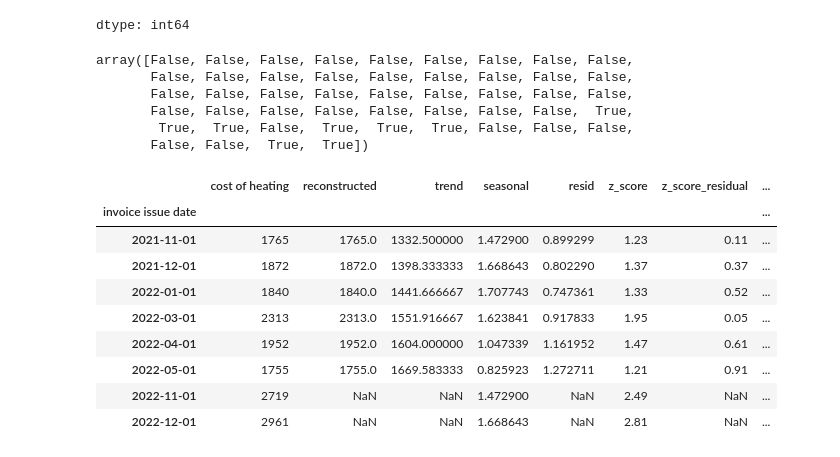
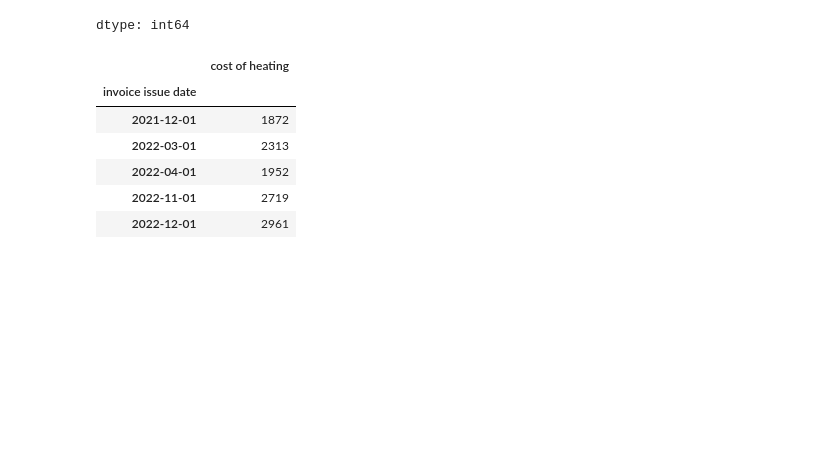
Before and after one commit to MKastek/time-series-notes, a Jupyter notebook: cost_of_heating_time_series.ipynb, the cells around one changed output. Drawn from its saved outputs; the diff is of its cells as text; code cells hidden in the pictures; blank space fills up the shorter version.

```diff
--- a/cost_of_heating_time_series.ipynb
+++ b/cost_of_heating_time_series.ipynb
@@ -551,9 +549,0 @@ anomalies = lof.fit_predict(df['cost of heating'].values.reshape(-1, 1))
-# %%
-anomalies == -1
-# %% [output]
-array([False, False, False, False, False, False, False, False, False,
-       False, False, False, False, False, False, False, False, False,
-       False, False, False, False, False, False, False, False, False,
-       False, False, False, False, False, False, False, False,  True,
-        True,  True, False,  True,  True,  True, False, False, False,
-       False, False,  True,  True])
@@ -562,14 +550,10 @@ df['lof_anomalies'] = anomalies == -1
-# %%
-
-df[df['lof_anomalies']==True]
-# %% [output]
-|  | cost of heating | reconstructed | trend | seasonal | resid | z_score | z_score_residual | ... |
-| invoice issue date |  |  |  |  |  |  |  | ... |
-| 2021-11-01 | 1765 | 1765.0 | 1332.500000 | 1.472900 | 0.899299 | 1.23 | 0.11 | ... |
-| 2021-12-01 | 1872 | 1872.0 | 1398.333333 | 1.668643 | 0.802290 | 1.37 | 0.37 | ... |
-| 2022-01-01 | 1840 | 1840.0 | 1441.666667 | 1.707743 | 0.747361 | 1.33 | 0.52 | ... |
-| 2022-03-01 | 2313 | 2313.0 | 1551.916667 | 1.623841 | 0.917833 | 1.95 | 0.05 | ... |
-| 2022-04-01 | 1952 | 1952.0 | 1604.000000 | 1.047339 | 1.161952 | 1.47 | 0.61 | ... |
-| 2022-05-01 | 1755 | 1755.0 | 1669.583333 | 0.825923 | 1.272711 | 1.21 | 0.91 | ... |
-| 2022-11-01 | 2719 | NaN | NaN | 1.472900 | NaN | 2.49 | NaN | ... |
-| 2022-12-01 | 2961 | NaN | NaN | 1.668643 | NaN | 2.81 | NaN | ... |
+# %%
+df[["cost of heating"]][predictate_lof]
+# %% [output]
+|  | cost of heating |
+| invoice issue date |  |
+| 2021-12-01 | 1872 |
+| 2022-03-01 | 2313 |
+| 2022-04-01 | 1952 |
+| 2022-11-01 | 2719 |
+| 2022-12-01 | 2961 |
```
Also changed, not shown: parts of 6 cells of this notebook.
